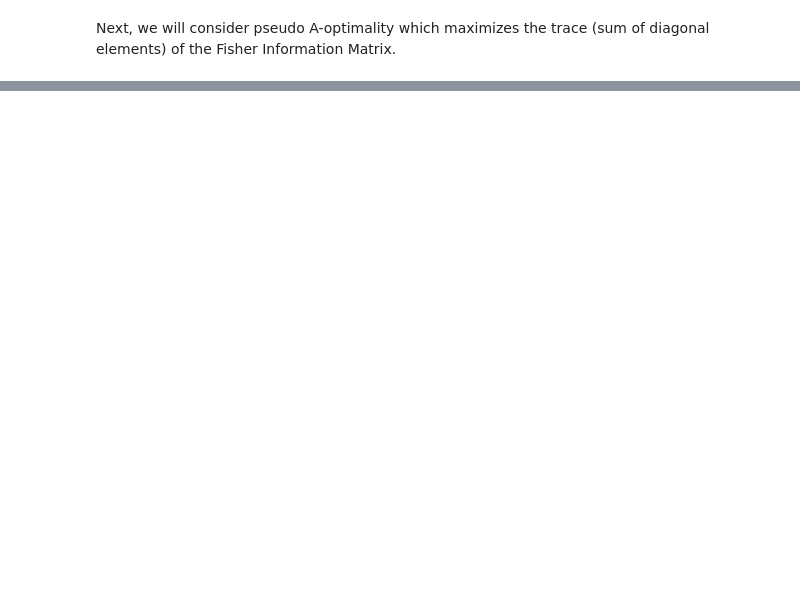
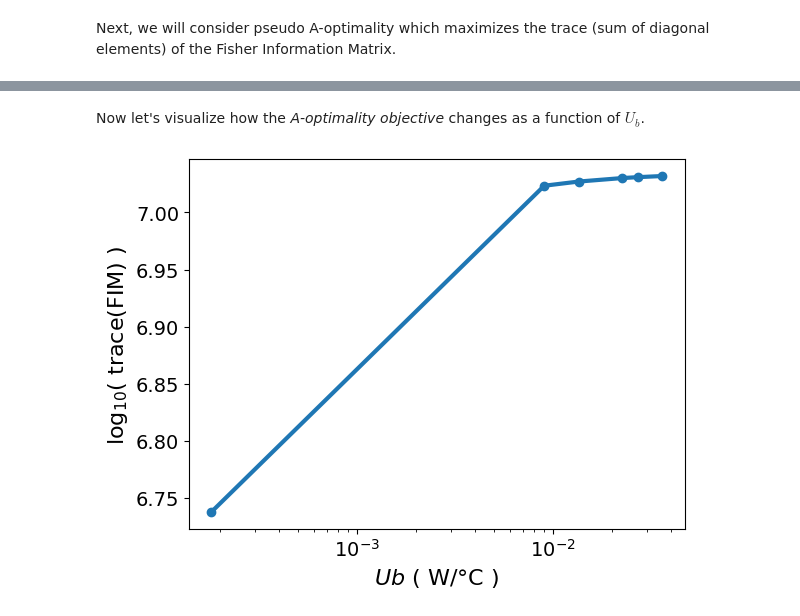
Before and after one commit to slilonfe5/pyomo-doe, a Jupyter notebook: notebooks/doe_optimize_pseudo_A.ipynb, the cells around one changed output, grey strips where cells are left out. Cells and saved outputs as stored; diff of their text form; code cells hidden in the pictures; blank space fills up the shorter version.

```diff
--- a/notebooks/doe_optimize_pseudo_A.ipynb
+++ b/notebooks/doe_optimize_pseudo_A.ipynb
@@ -350,7 +210,0 @@ We see the objective changes insignificantly as we vary $C_p^S$. What about the
-# %%
-for i, v in enumerate(CpS_values):
-    plt.plot(tc_data.time, u_solutions[i, :], label=f'$C_p^S$ = {v}')
-plt.legend(ncol=2, loc='best')
-plt.xlabel('Time (s)')
-plt.ylabel('Heater Power (%)')
-plt.show()
@@ -363,7 +210,0 @@ Let's also look at the optimal sensor temperature profile:
-# %%
-for i, v in enumerate(CpS_values):
-    plt.plot(tc_data.time, Ts_solutions[i, :], label=f'$C_p^S$ = {v}')
-plt.legend(ncol=2, loc='best')
-plt.xlabel('Time (s)')
-plt.ylabel('Sensor Temperature (°C)')
-plt.show()
@@ -375,0 +312,11 @@ Now to be pragmatic. What should we do with this information? Here are some sugg
+# %% [markdown]
+Now let's visualize how the *A-optimality objective* changes as a function of $U_b$.
+# %%
+import matplotlib.pyplot as plt
+
+plt.semilogx(param_values, pa_opt, marker='o')
+plt.xlabel('$' + HIGHEST_UNCERTAINTY_PARAM + '$ ( ' + UNIT + ' )')
+plt.ylabel('log$_{10}$( trace(FIM) )')
+plt.show()
+# %% [output]
+[figure, added]
```
Also changed, not shown: parts of 58 cells of this notebook.
